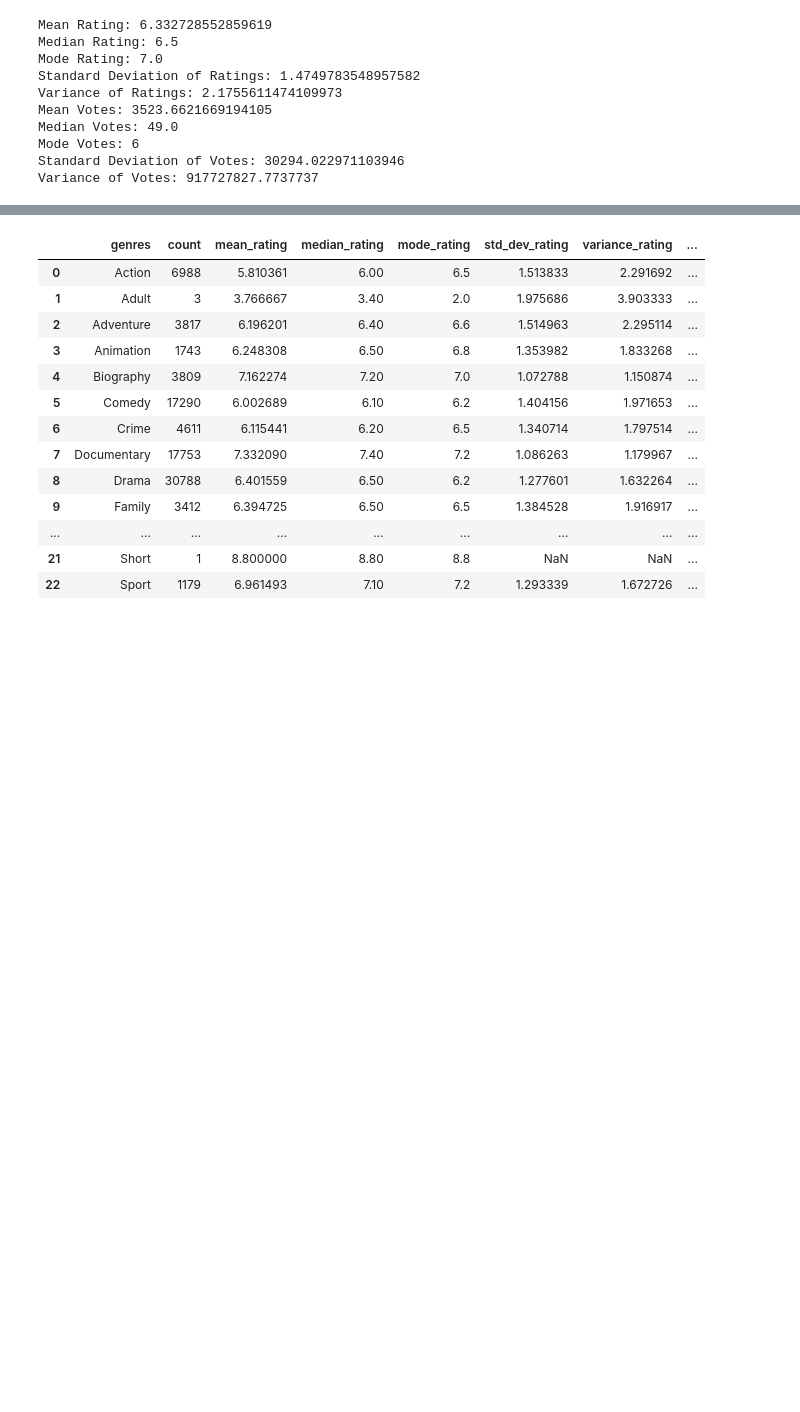
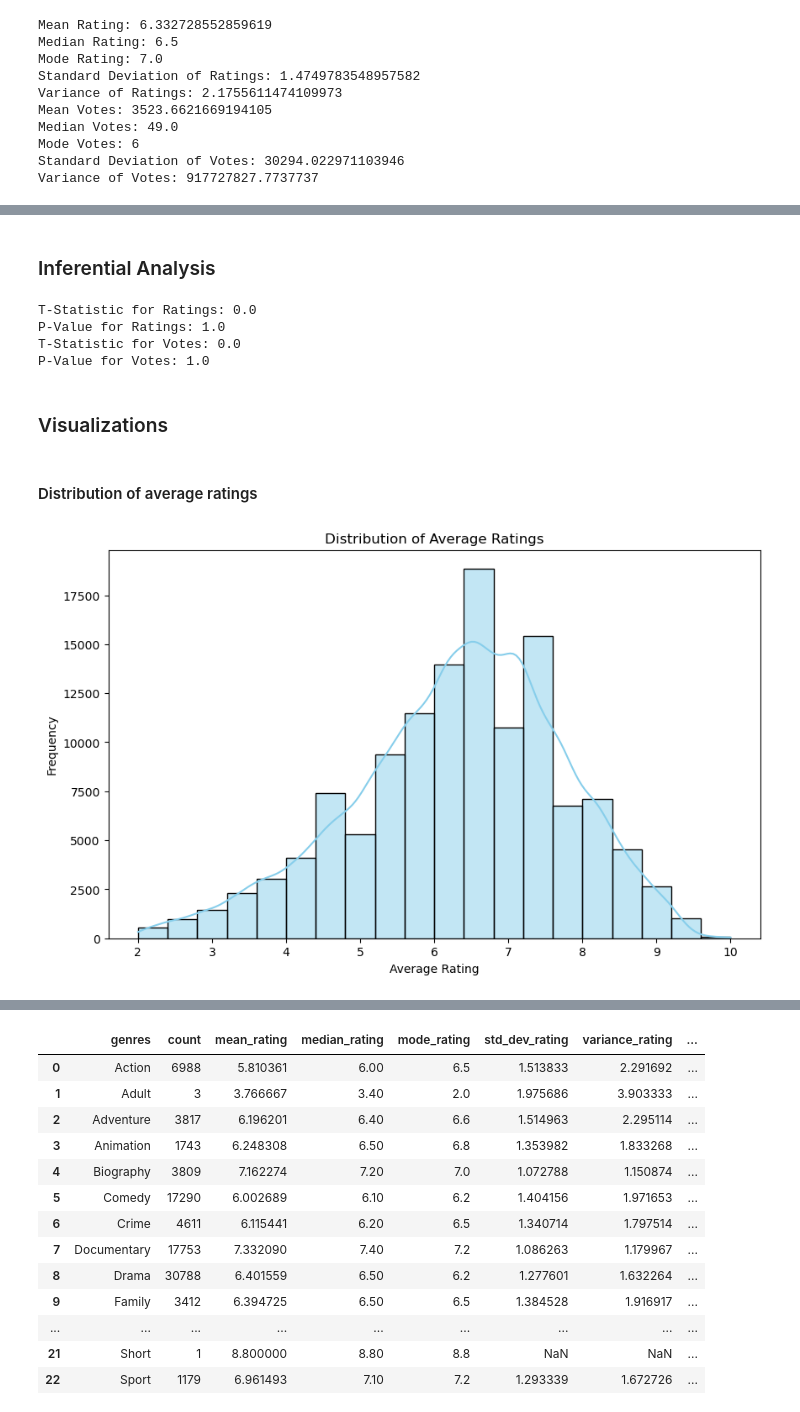
Before and after one commit to omendez930/dsc-project2-movie-studio, a Jupyter notebook: index.ipynb, the cells around one changed output, grey strips where cells are left out. Cells and saved outputs as stored; diff of their text form; code cells hidden in the pictures; blank space fills up the shorter version.

```diff
--- a/index.ipynb
+++ b/index.ipynb
@@ -649,0 +639,35 @@ exploded_df = merged_df.explode('genres')
+# %% [markdown]
+### Inferential Analysis
+# %%
+
+# Perform a t-test to compare sample mean to population mean
+overall_mean_rating = df_cleaned['average_rating'].mean()
+t_stat_ratings, p_value_ratings = ttest_1samp(df_cleaned['average_rating'], overall_mean_rating)
+
+print(f"T-Statistic for Ratings: {t_stat_ratings}")
+print(f"P-Value for Ratings: {p_value_ratings}")
+
+overall_mean_votes = df_cleaned['num_votes'].mean()
+t_stat_votes, p_value_votes = ttest_1samp(df_cleaned['num_votes'], overall_mean_votes)
+
+print(f"T-Statistic for Votes: {t_stat_votes}")
+print(f"P-Value for Votes: {p_value_votes}")
+# %% [output]
+T-Statistic for Ratings: 0.0
+P-Value for Ratings: 1.0
+T-Statistic for Votes: 0.0
+P-Value for Votes: 1.0
+# %% [markdown]
+### Visualizations
+# %% [markdown]
+#### Distribution of average ratings
+# %%
+
+plt.figure(figsize=(10, 6))
+sns.histplot(df_cleaned['average_rating'], bins=20, kde=True, color='skyblue')
+plt.title('Distribution of Average Ratings')
+plt.xlabel('Average Rating')
+plt.ylabel('Frequency')
+plt.show()
+# %% [output]
+[figure, added]
```
Also changed, not shown: parts of 62 cells of this notebook, 22 other files.
